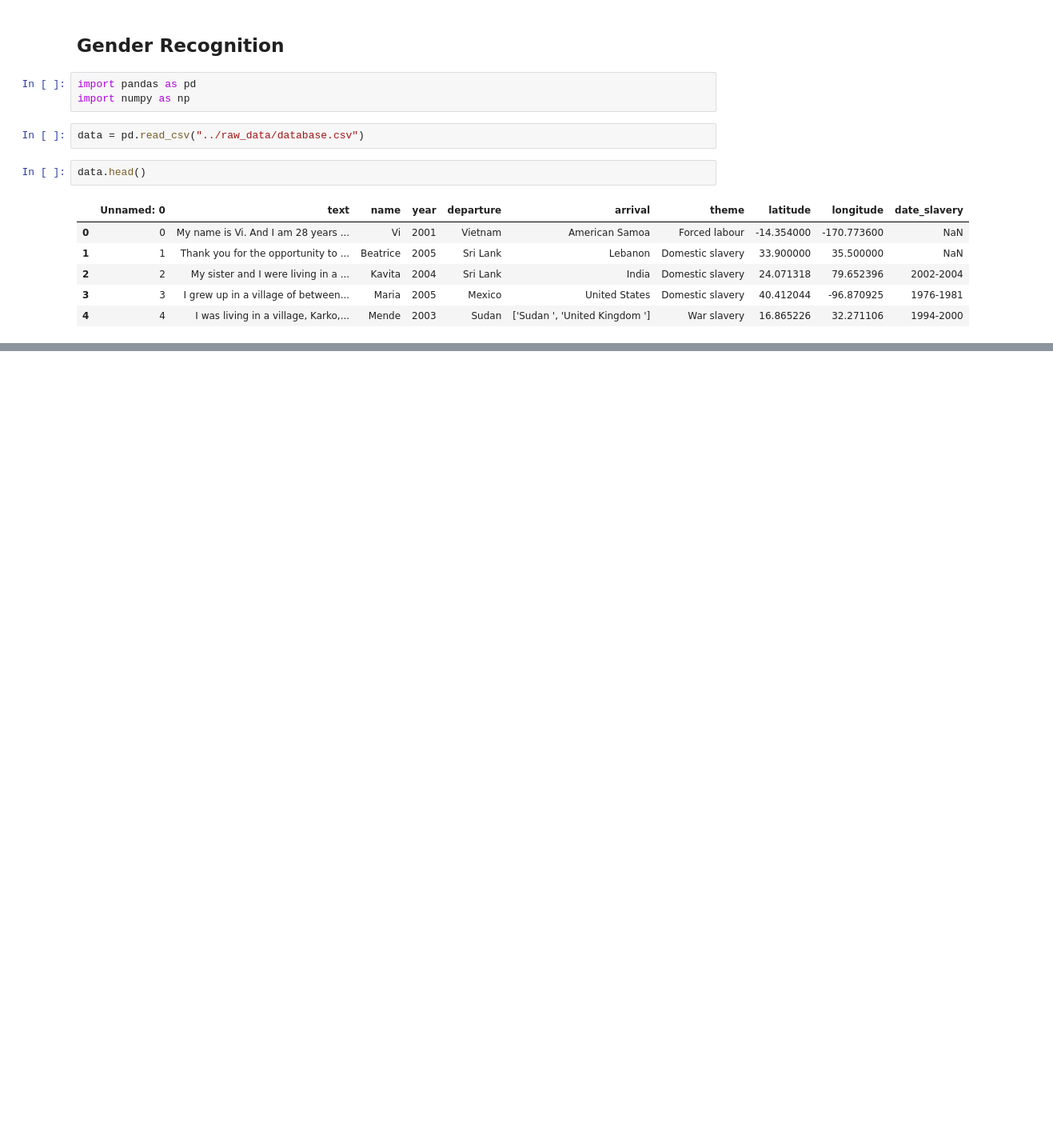
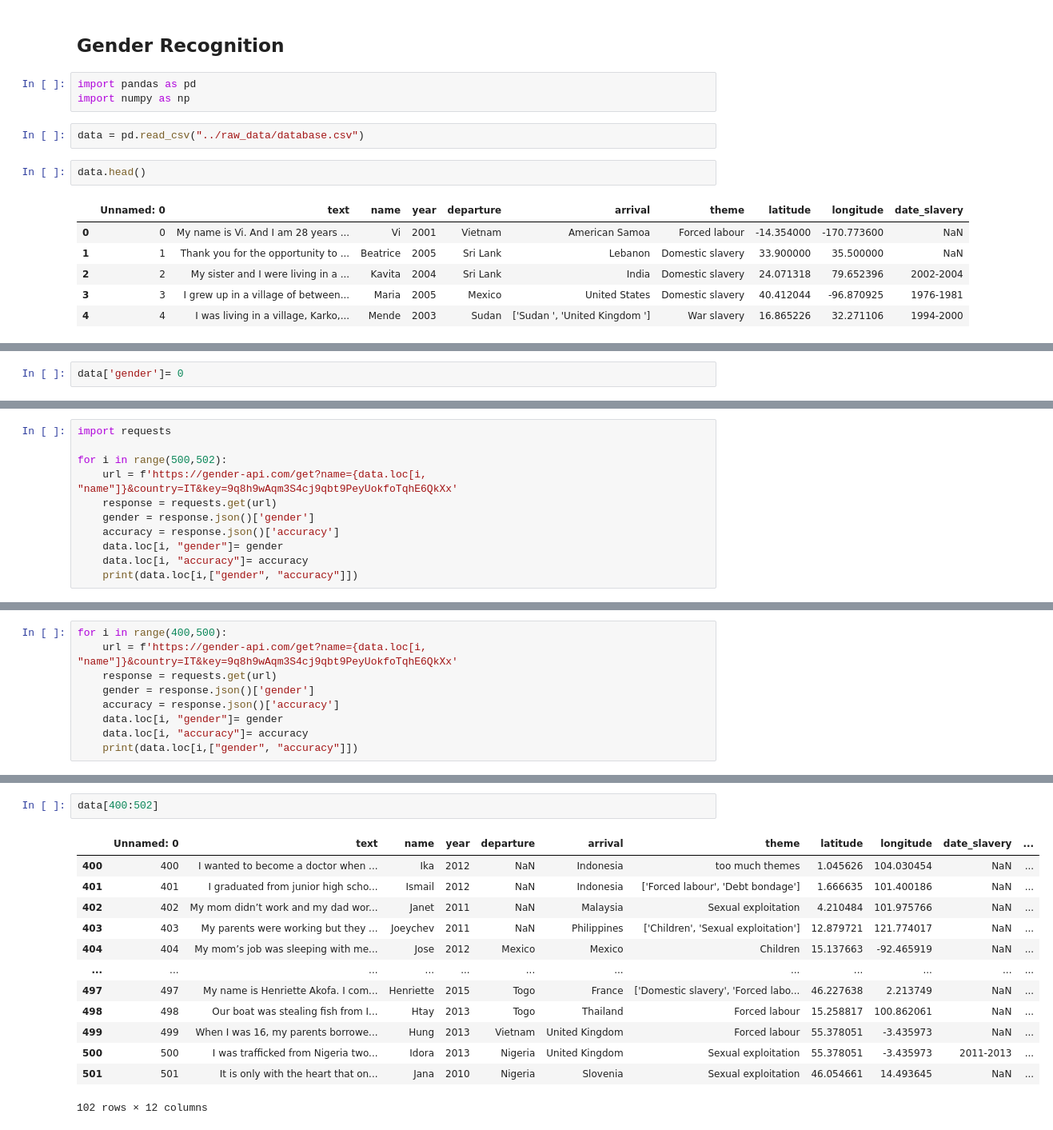
Before and after one commit to lampu98/ht_project, a Jupyter notebook: notebooks/gender_recognition.ipynb, the cells around one changed output, grey strips where cells are left out. Shown at 80% size. Saved outputs shown, nothing was run; the diff lists cells and outputs as text; blank space fills up the shorter version.

```diff
--- a/notebooks/gender_recognition.ipynb
+++ b/notebooks/gender_recognition.ipynb
@@ -16,0 +21,2 @@ data.head()
+# %%
+data['gender']= 0
@@ -16,0 +25,11 @@ data.head()
+# %%
+import requests
+
+for i in range(500,502):
+    url = f'https://gender-api.com/get?name={data.loc[i, "name"]}&country=IT&key=9q8h9wAqm3S4cj9qbt9PeyUokfoTqhE6QkXx'
+    response = requests.get(url)
+    gender = response.json()['gender']
+    accuracy = response.json()['accuracy']
+    data.loc[i, "gender"]= gender
+    data.loc[i, "accuracy"]= accuracy
+    print(data.loc[i,["gender", "accuracy"]])
@@ -16,0 +49,9 @@ data.head()
+# %%
+for i in range(400,500):
+    url = f'https://gender-api.com/get?name={data.loc[i, "name"]}&country=IT&key=9q8h9wAqm3S4cj9qbt9PeyUokfoTqhE6QkXx'
+    response = requests.get(url)
+    gender = response.json()['gender']
+    accuracy = response.json()['accuracy']
+    data.loc[i, "gender"]= gender
+    data.loc[i, "accuracy"]= accuracy
+    print(data.loc[i,["gender", "accuracy"]])
@@ -16,0 +76,16 @@ data.head()
+# %%
+data[400:502]
+# %% [output]
+|  | Unnamed: 0 | text | name | year | departure | arrival | theme | latitude | longitude | date_slavery | ... |
+| 400 | 400 | I wanted to become a doctor when ... | Ika | 2012 | NaN | Indonesia | too much themes | 1.045626 | 104.030454 | NaN | ... |
+| 401 | 401 | I graduated from junior high scho... | Ismail | 2012 | NaN | Indonesia | ['Forced labour', 'Debt bondage'] | 1.666635 | 101.400186 | NaN | ... |
+| 402 | 402 | My mom didn’t work and my dad wor... | Janet | 2011 | NaN | Malaysia | Sexual exploitation | 4.210484 | 101.975766 | NaN | ... |
+| 403 | 403 | My parents were working but they ... | Joeychev | 2011 | NaN | Philippines | ['Children', 'Sexual exploitation'] | 12.879721 | 121.774017 | NaN | ... |
+| 404 | 404 | My mom’s job was sleeping with me... | Jose | 2012 | Mexico | Mexico | Children | 15.137663 | -92.465919 | NaN | ... |
+| ... | ... | ... | ... | ... | ... | ... | ... | ... | ... | ... | ... |
+| 497 | 497 | My name is Henriette Akofa. I com... | Henriette | 2015 | Togo | France | ['Domestic slavery', 'Forced labo... | 46.227638 | 2.213749 | NaN | ... |
+| 498 | 498 | Our boat was stealing fish from I... | Htay | 2013 | Togo | Thailand | Forced labour | 15.258817 | 100.862061 | NaN | ... |
+| 499 | 499 | When I was 16, my parents borrowe... | Hung | 2013 | Vietnam | United Kingdom | Forced labour | 55.378051 | -3.435973 | NaN | ... |
+| 500 | 500 | I was trafficked from Nigeria two... | Idora | 2013 | Nigeria | United Kingdom | Sexual exploitation | 55.378051 | -3.435973 | 2011-2013 | ... |
+| 501 | 501 | It is only with the heart that on... | Jana | 2010 | Nigeria | Slovenia | Sexual exploitation | 46.054661 | 14.493645 | NaN | ... |
+102 rows × 12 columns
```
Also changed, not shown: parts of 33 cells of this notebook.
